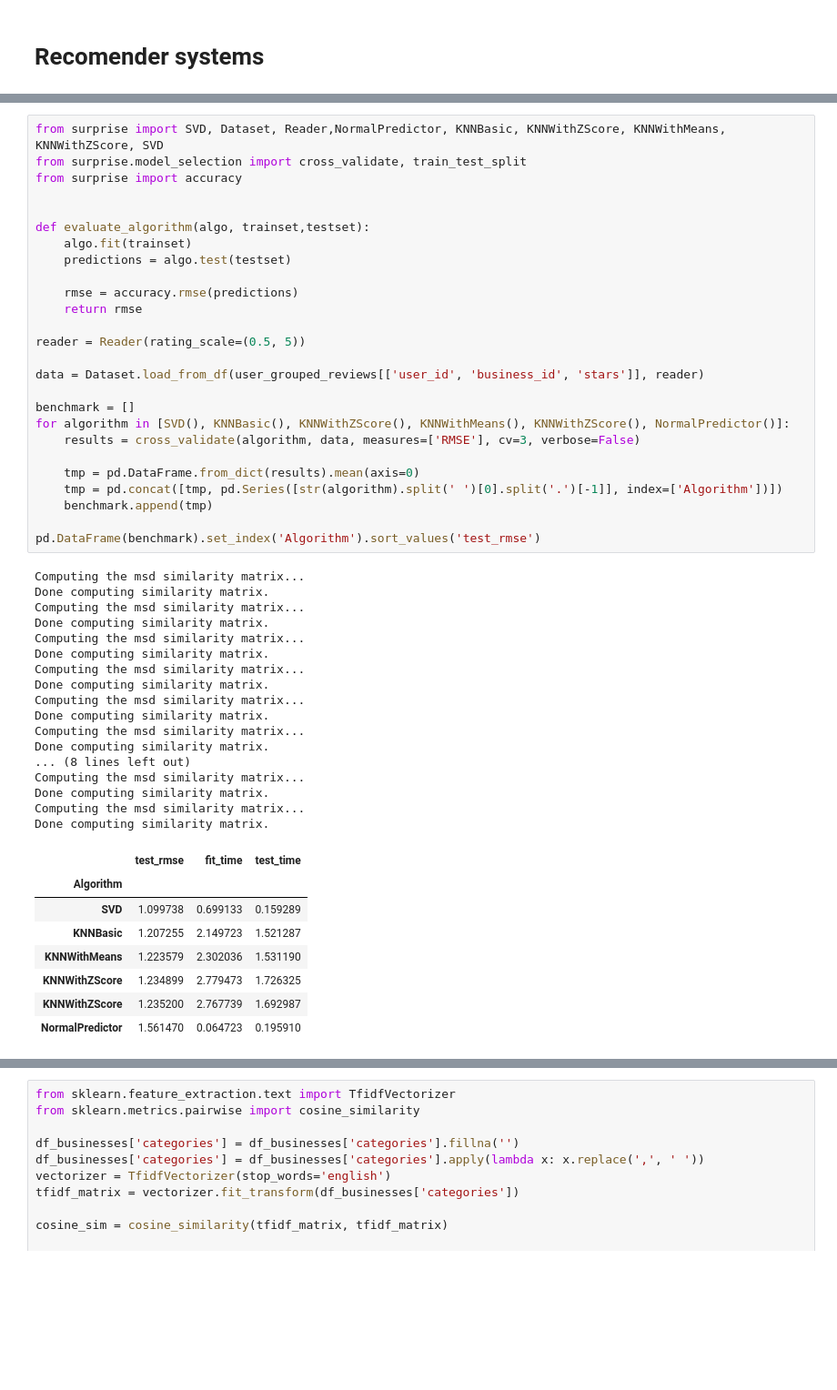
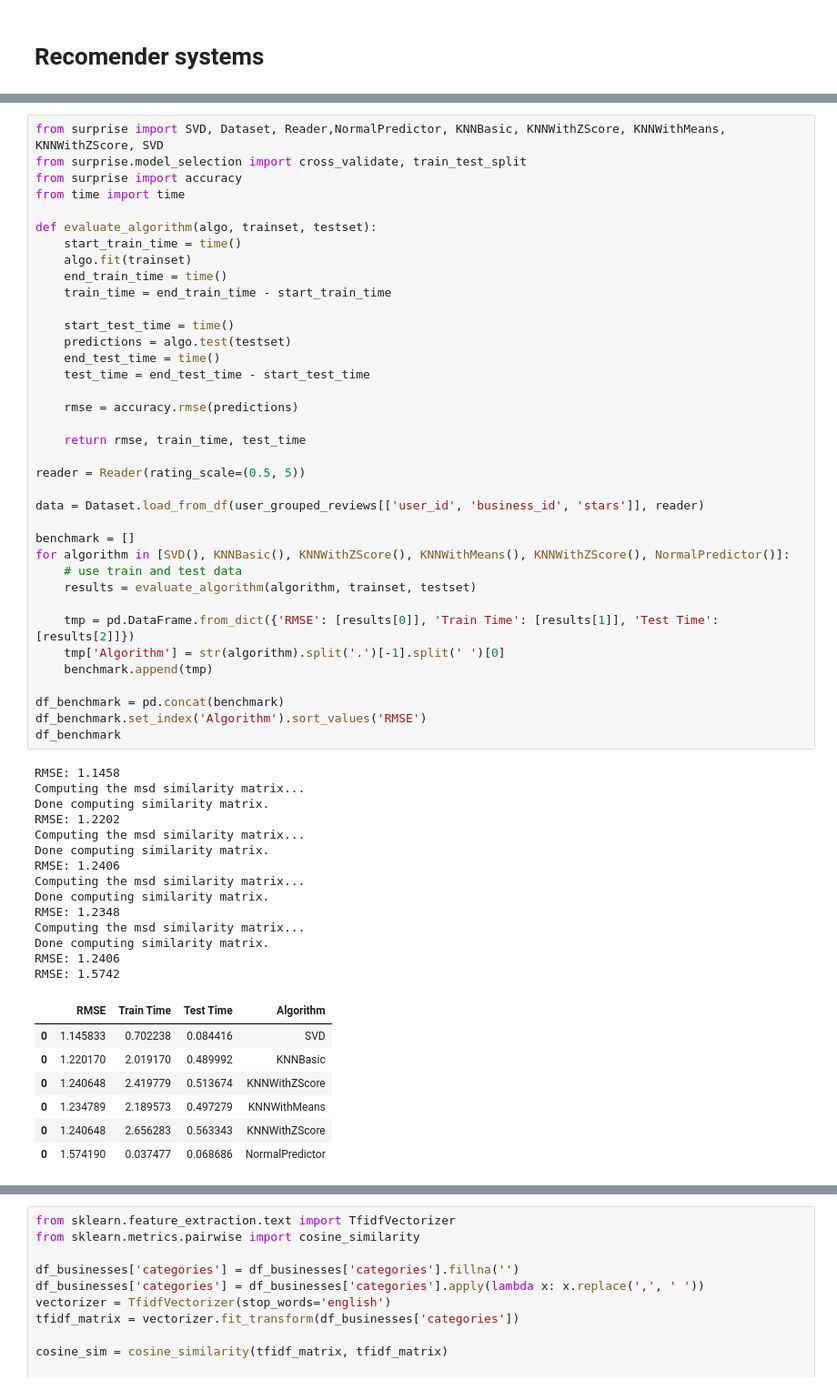
Before and after one commit to tommygomez25/CAC-1, a Jupyter notebook: user-based.ipynb, the cells around one changed output, grey strips where cells are left out. Shown at 91% size. Saved outputs shown, nothing was run; the diff lists cells and outputs as text; blank space fills up the shorter version.

```diff
--- a/user-based.ipynb
+++ b/user-based.ipynb
@@ -497,55 +536,62 @@ plt.show()
 # %%
 from surprise import SVD, Dataset, Reader,NormalPredictor, KNNBasic, KNNWithZScore, KNNWithMeans, KNNWithZScore, SVD
 from surprise.model_selection import cross_validate, train_test_split
 from surprise import accuracy
+from time import time
 
+def evaluate_algorithm(algo, trainset, testset):
+    start_train_time = time()
+    algo.fit(trainset)
+    end_train_time = time()
+    train_time = end_train_time - start_train_time
 
-def evaluate_algorithm(algo, trainset,testset):
-    algo.fit(trainset)
+    start_test_time = time()
     predictions = algo.test(testset)
+    end_test_time = time()
+    test_time = end_test_time - start_test_time
 
     rmse = accuracy.rmse(predictions)
-    return rmse
+
+    return rmse, train_time, test_time
 
 reader = Reader(rating_scale=(0.5, 5))
 
 data = Dataset.load_from_df(user_grouped_reviews[['user_id', 'business_id', 'stars']], reader)
 
 benchmark = []
 for algorithm in [SVD(), KNNBasic(), KNNWithZScore(), KNNWithMeans(), KNNWithZScore(), NormalPredictor()]:
-    results = cross_validate(algorithm, data, measures=['RMSE'], cv=3, verbose=False)
+    # use train and test data
+    results = evaluate_algorithm(algorithm, trainset, testset)
 
-    tmp = pd.DataFrame.from_dict(results).mean(axis=0)
-    tmp = pd.concat([tmp, pd.Series([str(algorithm).split(' ')[0].split('.')[-1]], index=['Algorithm'])])
+    tmp = pd.DataFrame.from_dict({'RMSE': [results[0]], 'Train Time': [results[1]], 'Test Time': [results[2]]})
+    tmp['Algorithm'] = str(algorithm).split('.')[-1].split(' ')[0]
     benchmark.append(tmp)
 
-pd.DataFrame(benchmark).set_index('Algorithm').sort_values('test_rmse')
+df_benchmark = pd.concat(benchmark)
+df_benchmark.set_index('Algorithm').sort_values('RMSE')
+df_benchmark
 # %% [output]
+RMSE: 1.1458
 Computing the msd similarity matrix...
 Done computing similarity matrix.
+RMSE: 1.2202
 Computing the msd similarity matrix...
 Done computing similarity matrix.
+RMSE: 1.2406
 Computing the msd similarity matrix...
 Done computing similarity matrix.
+RMSE: 1.2348
 Computing the msd similarity matrix...
 Done computing similarity matrix.
-Computing the msd similarity matrix...
-Done computing similarity matrix.
-Computing the msd similarity matrix...
-Done computing similarity matrix.
-... (8 lines left out)
-Computing the msd similarity matrix...
-Done computing similarity matrix.
-Computing the msd similarity matrix...
-Done computing similarity matrix.
+RMSE: 1.2406
+RMSE: 1.5742
-|  | test_rmse | fit_time | test_time |
-| Algorithm |  |  |  |
-| SVD | 1.099738 | 0.699133 | 0.159289 |
-| KNNBasic | 1.207255 | 2.149723 | 1.521287 |
-| KNNWithMeans | 1.223579 | 2.302036 | 1.531190 |
-| KNNWithZScore | 1.234899 | 2.779473 | 1.726325 |
-| KNNWithZScore | 1.235200 | 2.767739 | 1.692987 |
-| NormalPredictor | 1.561470 | 0.064723 | 0.195910 |
+|  | RMSE | Train Time | Test Time | Algorithm |
+| 0 | 1.145833 | 0.702238 | 0.084416 | SVD |
+| 0 | 1.220170 | 2.019170 | 0.489992 | KNNBasic |
+| 0 | 1.240648 | 2.419779 | 0.513674 | KNNWithZScore |
+| 0 | 1.234789 | 2.189573 | 0.497279 | KNNWithMeans |
+| 0 | 1.240648 | 2.656283 | 0.563343 | KNNWithZScore |
+| 0 | 1.574190 | 0.037477 | 0.068686 | NormalPredictor |
 # %%
 from surprise.model_selection import GridSearchCV
 
```
Also changed, not shown: parts of 9 cells of this notebook.
